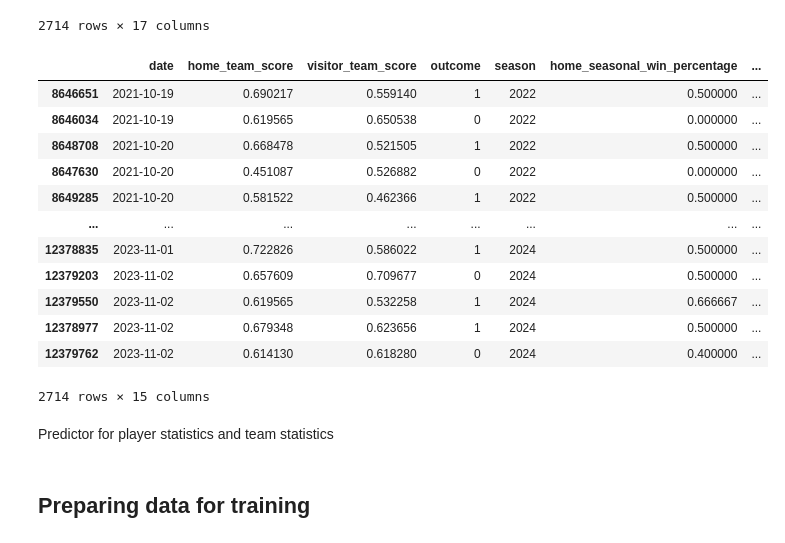
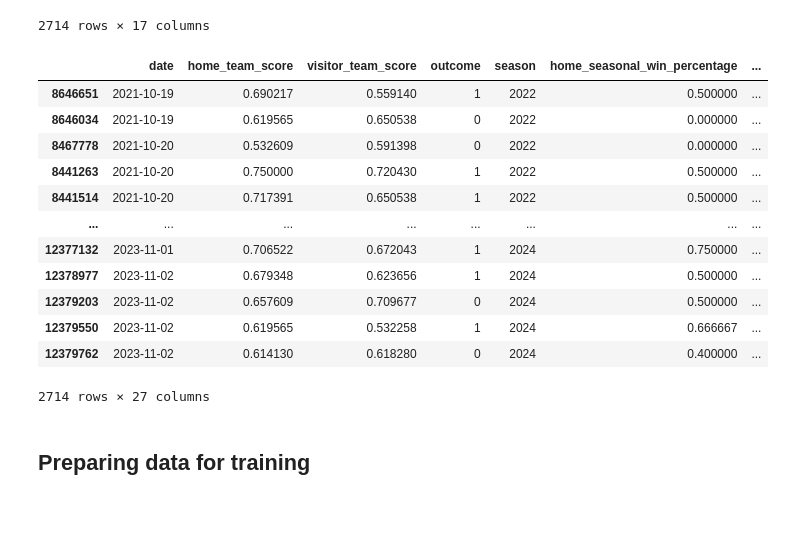
Before and after one commit to RyanCao2005/NBA-predictor, a Jupyter notebook: BinaryClassifier.ipynb, the cells around one changed output. Cells and saved outputs as stored; diff of their text form; code cells hidden in the pictures; blank space fills up the shorter version.

```diff
--- a/BinaryClassifier.ipynb
+++ b/BinaryClassifier.ipynb
@@ -206,24 +171,3 @@ merged_data
 | 12378977 | 2023-11-02 | 0.679348 | 0.623656 | 19 | 9 | 1 | 2024 | ... |
 | 12379762 | 2023-11-02 | 0.614130 | 0.618280 | 29 | 22 | 0 | 2024 | ... |
 2714 rows × 17 columns
-# %%
-#OHE to avoid data leakage and look ahead bias.
-
-merged_data = merged_data.drop(columns=['home_team_id', 'visitor_team_id'])
-merged_data
-# %% [output]
-|  | date | home_team_score | visitor_team_score | outcome | season | home_seasonal_win_percentage | ... |
-| 8646651 | 2021-10-19 | 0.690217 | 0.559140 | 1 | 2022 | 0.500000 | ... |
-| 8646034 | 2021-10-19 | 0.619565 | 0.650538 | 0 | 2022 | 0.000000 | ... |
-| 8648708 | 2021-10-20 | 0.668478 | 0.521505 | 1 | 2022 | 0.500000 | ... |
-| 8647630 | 2021-10-20 | 0.451087 | 0.526882 | 0 | 2022 | 0.000000 | ... |
-| 8649285 | 2021-10-20 | 0.581522 | 0.462366 | 1 | 2022 | 0.500000 | ... |
-| ... | ... | ... | ... | ... | ... | ... | ... |
-| 12378835 | 2023-11-01 | 0.722826 | 0.586022 | 1 | 2024 | 0.500000 | ... |
-| 12379203 | 2023-11-02 | 0.657609 | 0.709677 | 0 | 2024 | 0.500000 | ... |
-| 12379550 | 2023-11-02 | 0.619565 | 0.532258 | 1 | 2024 | 0.666667 | ... |
-| 12378977 | 2023-11-02 | 0.679348 | 0.623656 | 1 | 2024 | 0.500000 | ... |
-| 12379762 | 2023-11-02 | 0.614130 | 0.618280 | 0 | 2024 | 0.400000 | ... |
-2714 rows × 15 columns
-# %% [markdown]
-Predictor for player statistics and team statistics
@@ -330,3 +174,22 @@ Predictor for player statistics and team statistics
+# %%
+merged_data = calculate_rolling_features(merged_data, window_sizes=[3, 5, 10])
+merged_data
+merged_data = merged_data.drop(columns=['home_team_id', 'visitor_team_id'])
+merged_data
+# %% [output]
+|  | date | home_team_score | visitor_team_score | outcome | season | home_seasonal_win_percentage | ... |
+| 8646651 | 2021-10-19 | 0.690217 | 0.559140 | 1 | 2022 | 0.500000 | ... |
+| 8646034 | 2021-10-19 | 0.619565 | 0.650538 | 0 | 2022 | 0.000000 | ... |
+| 8467778 | 2021-10-20 | 0.532609 | 0.591398 | 0 | 2022 | 0.000000 | ... |
+| 8441263 | 2021-10-20 | 0.750000 | 0.720430 | 1 | 2022 | 0.500000 | ... |
+| 8441514 | 2021-10-20 | 0.717391 | 0.650538 | 1 | 2022 | 0.500000 | ... |
+| ... | ... | ... | ... | ... | ... | ... | ... |
+| 12377132 | 2023-11-01 | 0.706522 | 0.672043 | 1 | 2024 | 0.750000 | ... |
+| 12378977 | 2023-11-02 | 0.679348 | 0.623656 | 1 | 2024 | 0.500000 | ... |
+| 12379203 | 2023-11-02 | 0.657609 | 0.709677 | 0 | 2024 | 0.500000 | ... |
+| 12379550 | 2023-11-02 | 0.619565 | 0.532258 | 1 | 2024 | 0.666667 | ... |
+| 12379762 | 2023-11-02 | 0.614130 | 0.618280 | 0 | 2024 | 0.400000 | ... |
+2714 rows × 27 columns
 # %% [markdown]
 ## Preparing data for training
 # %%
```
Also changed, not shown: parts of 21 cells of this notebook, 11 other files.
